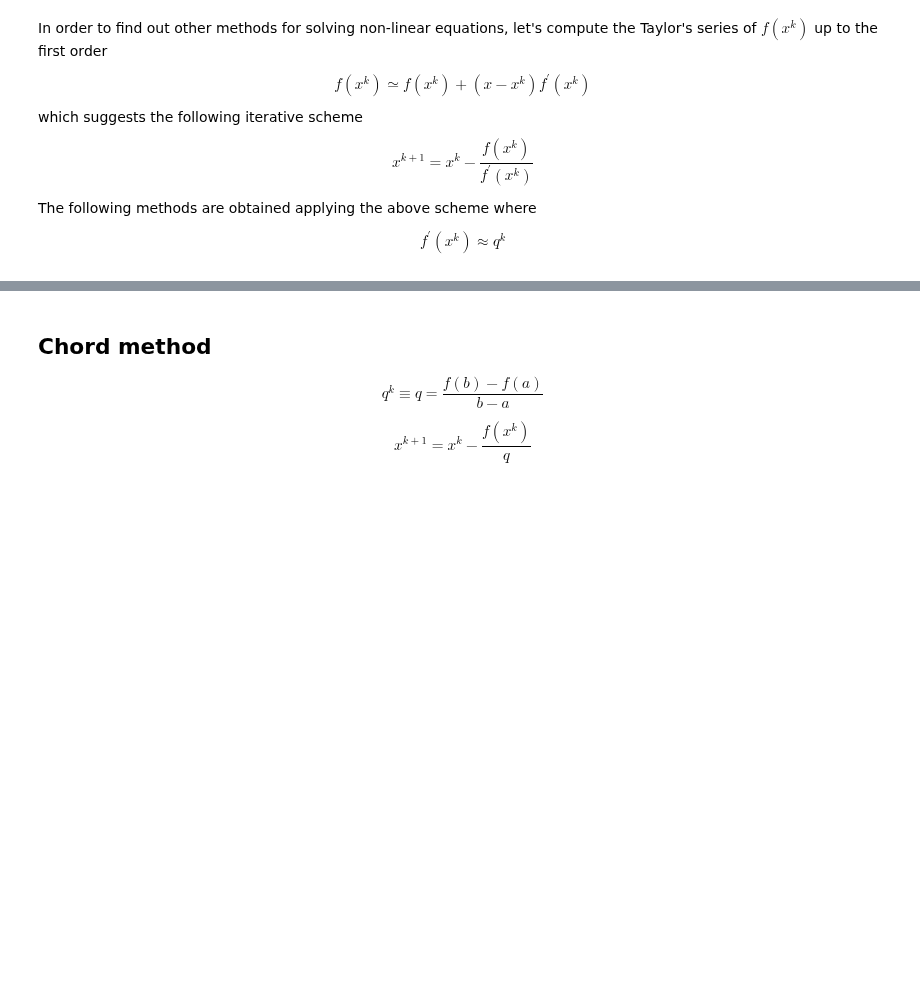
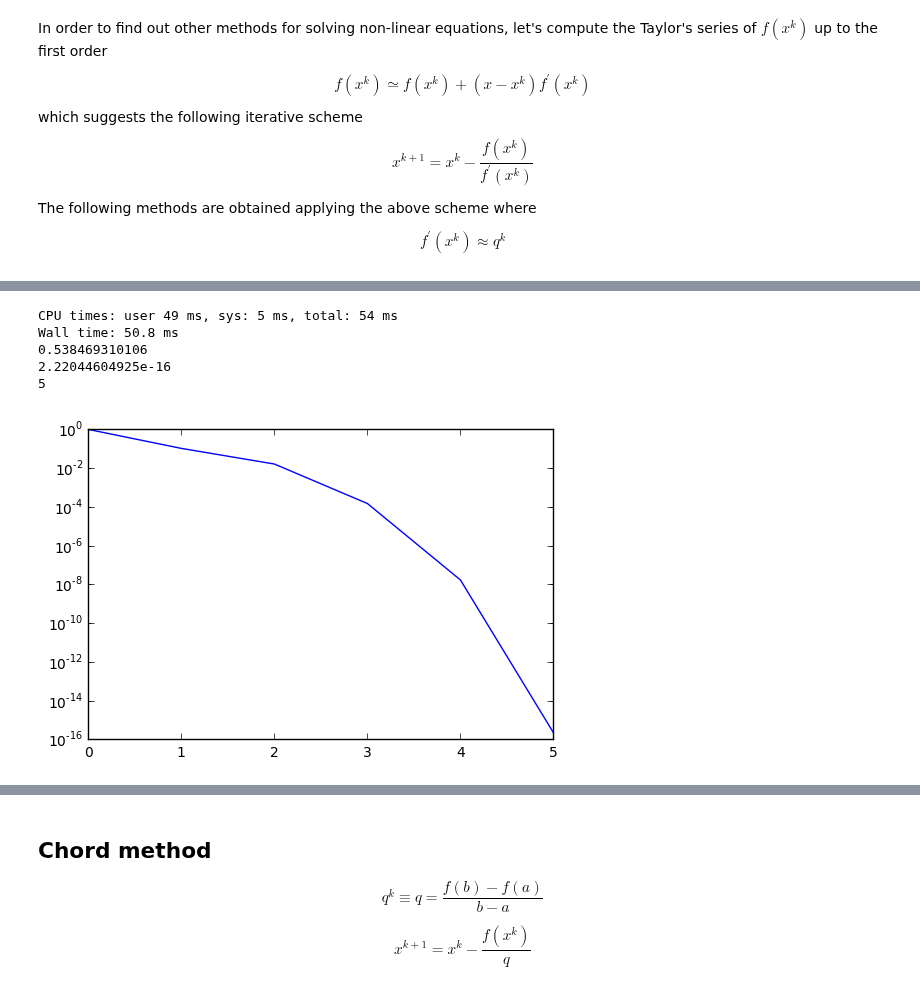
Before and after one commit to sissa/P1.4_seed, a Jupyter notebook: python-lectures/07_non_linear_equations.ipynb, the cells around one changed output, grey strips where cells are left out. Saved outputs shown, nothing was run; the diff lists cells and outputs as text; code cells hidden in the pictures; blank space fills up the shorter version.

```diff
--- a/python-lectures/07_non_linear_equations.ipynb
+++ b/python-lectures/07_non_linear_equations.ipynb
@@ -112,0 +122,28 @@ $$
+# %%
+def newton(f,f_prime,x0,eps,n_max):
+    error_ = 1.
+    error = [error_]
+    it = 0
+    x = x0
+    while(error_ > eps and it < n_max):
+        q = f_prime(x)
+        x_new = x - f(x)/q
+        error_ = abs(x_new - x)
+        x = x_new
+        error.append(error_)
+        it += 1
+
+    semilogy(error)
+    return x, error, it
+
+%time root_newton, error_newton, it_newton = newton(f,f_prime,x0, eps, n_max)
+print root_newton
+print error_newton[-1]
+print it_newton
+# %% [output]
+CPU times: user 49 ms, sys: 5 ms, total: 54 ms
+Wall time: 50.8 ms
+0.538469310106
+2.22044604925e-16
+5
+[figure, added]
```
Also changed, not shown: parts of 12 cells of this notebook.
